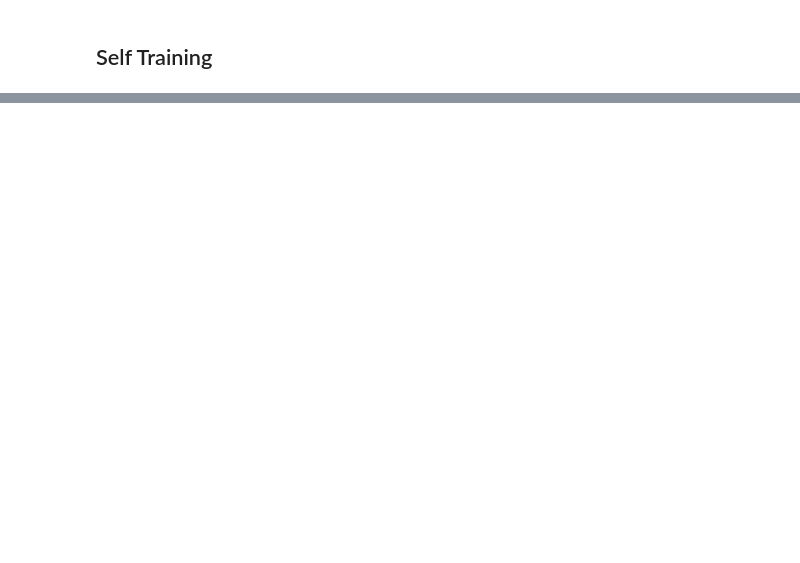
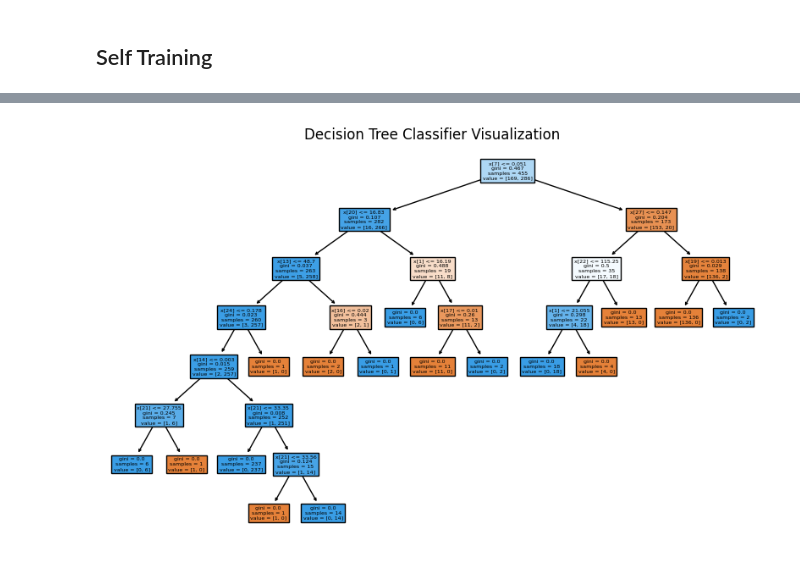
Before and after one commit to mediarahan/UTSMachineLearning, a Jupyter notebook: Achmad_Rionov_1103204030_UTS_Machine_Learning.ipynb, the cells around one changed output, grey strips where cells are left out. Drawn from its saved outputs; the diff is of its cells as text; code cells hidden in the pictures; blank space fills up the shorter version.

```diff
--- a/Achmad_Rionov_1103204030_UTS_Machine_Learning.ipynb
+++ b/Achmad_Rionov_1103204030_UTS_Machine_Learning.ipynb
@@ -423,0 +269,84 @@ plt.show()
+# %%
+from sklearn.tree import DecisionTreeClassifier
+from sklearn.ensemble import RandomForestClassifier
+from sklearn.semi_supervised import SelfTrainingClassifier
+from sklearn.metrics import classification_report, accuracy_score
+import matplotlib.pyplot as plt
+from sklearn.tree import DecisionTreeClassifier, plot_tree
+
+# Create decision tree classifier
+tree = DecisionTreeClassifier(random_state=42)
+
+# Fit the decision tree classifier to the labeled training data
+tree.fit(X_train, y_train)
+
+# Predict the test set labels using the decision tree classifier
+tree_pred = tree.predict(X_test)
+
+# Calculate the accuracy score of the decision tree classifier
+tree_accuracy = accuracy_score(y_test, tree_pred)
+
+# Print the accuracy score of the decision tree classifier
+print("Decision Tree Classifier Accuracy:", tree_accuracy)
+
+# Print the classification report of the decision tree classifier
+print("Decision Tree Classifier Classification Report:")
+print(classification_report(y_test, tree_pred))
+
+# Visualize the decision tree classifier
+plt.figure(figsize=(10, 6))
+plot_tree(tree, filled=True)
+plt.title("Decision Tree Classifier Visualization")
+plt.show()
+
+# Create random forest classifier
+forest = RandomForestClassifier(random_state=42)
+
+# Fit the random forest classifier to the labeled training data
+forest.fit(X_train, y_train)
+
+# Predict the test set labels using the random forest classifier
+forest_pred = forest.predict(X_test)
+
+# Calculate the accuracy score of the random forest classifier
+forest_accuracy = accuracy_score(y_test, forest_pred)
+
+# Print the accuracy score of the random forest classifier
+print("Random Forest Classifier Accuracy:", forest_accuracy)
+
+# Print the classification report of the random forest classifier
+print("Random Forest Classifier Classification Report:")
+print(classification_report(y_test, forest_pred))
+
+# Visualize the random forest classifier
+plt.figure(figsize=(10, 6))
+plot_tree(forest.estimators_[0], filled=True)
+plt.title("Random Forest Classifier Visualization")
+plt.show()
+
+# Create self-training classifier with decision tree base estimator
+self_training_tree = SelfTrainingClassifier(tree)
+
+# Fit the self-training classifier to the labeled training data
+self_training_tree.fit(X_train, y_train)
+
+# Predict the test set labels using the self-training classifier
+self_training_tree_pred = self_training_tree.predict(X_test)
+
+# Calculate the accuracy score of the self-training classifier
+self_training_tree_accuracy = accuracy_score(y_test, self_training_tree_pred)
+
+# Print the accuracy score of the self-training classifier
+print("Self-Training Decision Tree Classifier Accuracy:", self_training_tree_accuracy)
+
+# Print the classification report of the self-training classifier
+print("Self-Training Decision Tree Classifier Classification Report:")
+print(classification_report(y_test, self_training_tree_pred))
+
+# Visualize the self-training decision tree classifier
+self_training_tree_scores = self_training_tree.predict_proba(X_all)[:, 1]
+plt.figure(figsize=(10, 6))
+plt.scatter(X_all[:, 0], X_all[:, 1], c=self_training_tree_scores)
+plt.title("Self-Training Decision Tree Classifier")
+plt.show()
+# %% [output]
@@ -423,0 +363 @@ plt.show()
+[figure, added]
```
Also changed, not shown: parts of 20 cells of this notebook.
